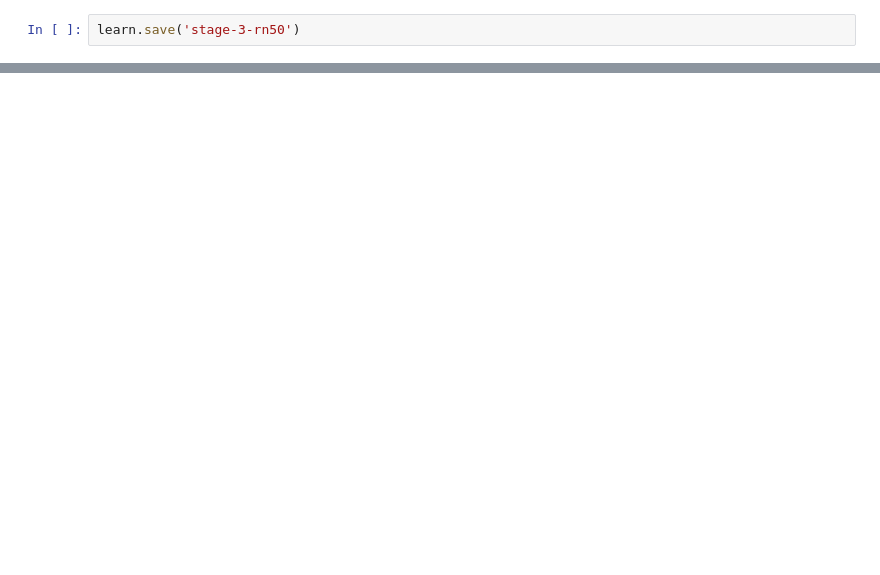
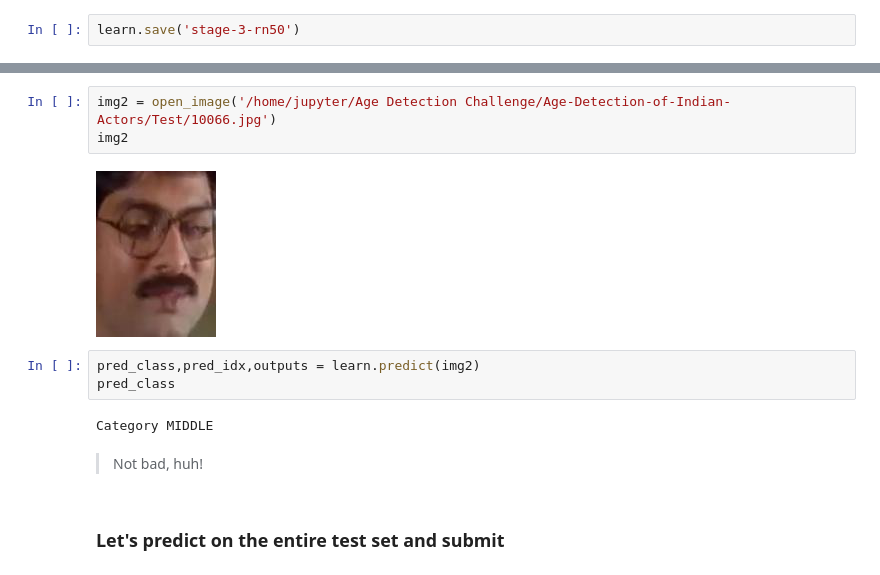
Before and after one commit to sayakpaul/Age-Detection-of-Indian-Actors, a Jupyter notebook: TrainingWithFastai.ipynb, the cells around one changed output, grey strips where cells are left out. Cells and saved outputs as stored; diff of their text form; blank space fills up the shorter version.

```diff
--- a/TrainingWithFastai.ipynb
+++ b/TrainingWithFastai.ipynb
@@ -174,0 +194,14 @@ learn.save('stage-3-rn50')
+# %%
+img2 = open_image('/home/jupyter/Age Detection Challenge/Age-Detection-of-Indian-Actors/Test/10066.jpg')
+img2
+# %% [output]
+[figure, added]
+# %%
+pred_class,pred_idx,outputs = learn.predict(img2)
+pred_class
+# %% [output]
+Category MIDDLE
+# %% [markdown]
+> Not bad, huh!
+# %% [markdown]
+### Let's predict on the entire test set and submit
```
Also changed, not shown: parts of 15 cells of this notebook.
